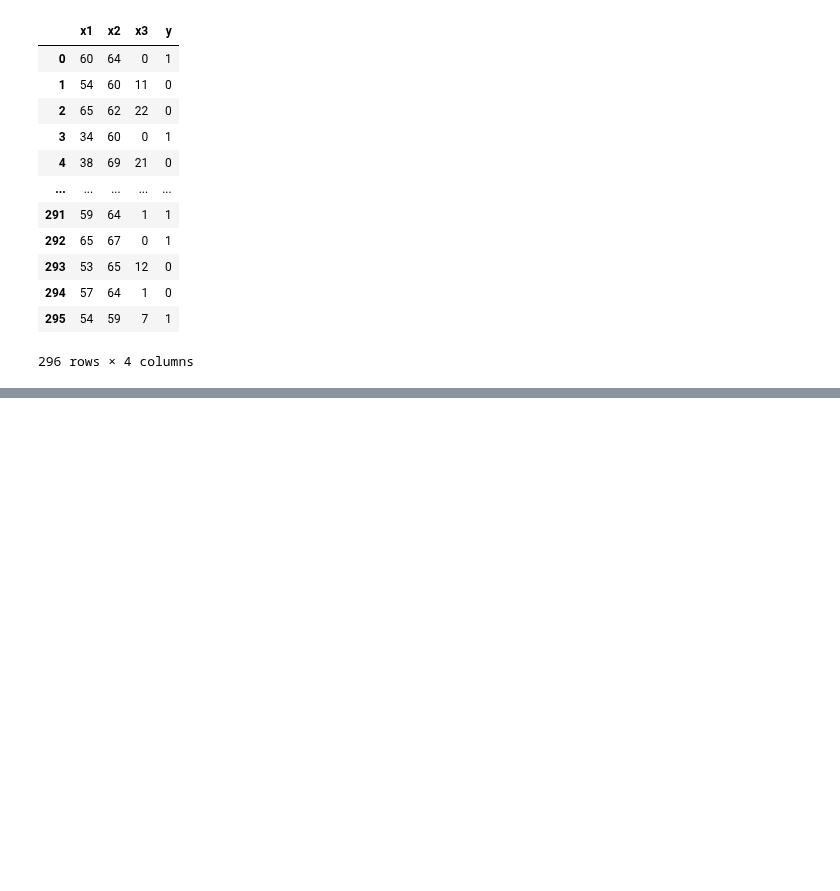
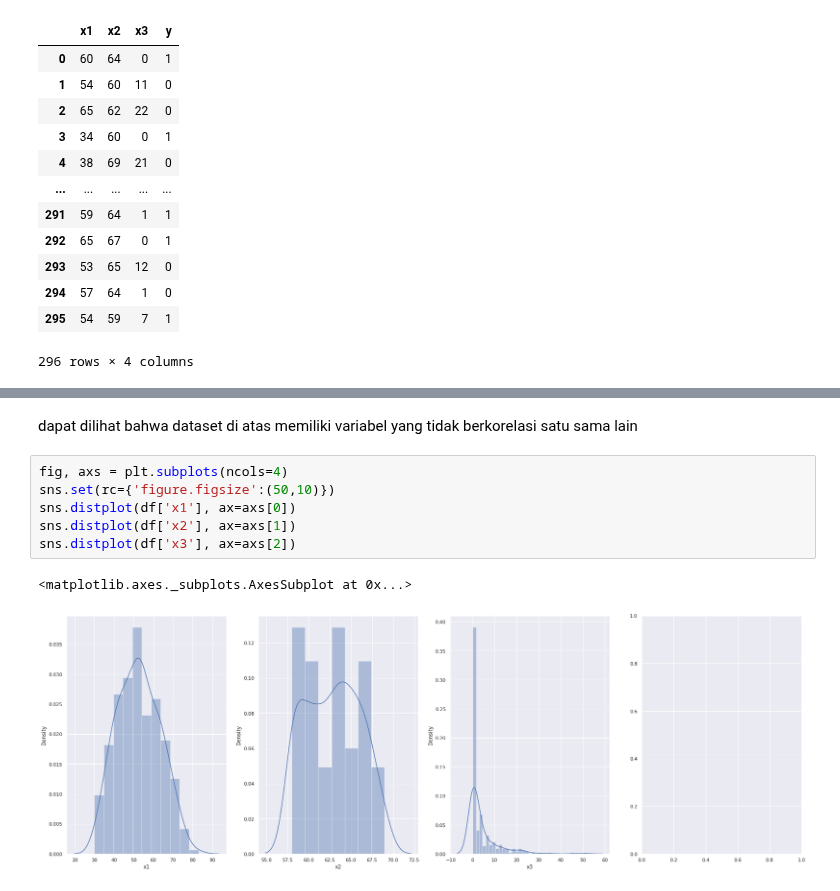
Before and after one commit to khalilullahalfaath/AI_Tubes-03-Learning, a Jupyter notebook: AI-Kelompok 15-Learning.ipynb, the cells around one changed output, grey strips where cells are left out. Saved outputs shown, nothing was run; the diff lists cells and outputs as text; blank space fills up the shorter version.

```diff
--- a/AI-Kelompok 15-Learning.ipynb
+++ b/AI-Kelompok 15-Learning.ipynb
@@ -95,0 +132,11 @@ df
+# %% [markdown]
+dapat dilihat bahwa dataset di atas memiliki variabel yang tidak berkorelasi satu sama lain
+# %%
+fig, axs = plt.subplots(ncols=4)
+sns.set(rc={'figure.figsize':(50,10)})
+sns.distplot(df['x1'], ax=axs[0])
+sns.distplot(df['x2'], ax=axs[1])
+sns.distplot(df['x3'], ax=axs[2])
+# %% [output]
+<matplotlib.axes._subplots.AxesSubplot at 0x...>
+[figure, added]
```
Also changed, not shown: parts of 10 cells of this notebook.
